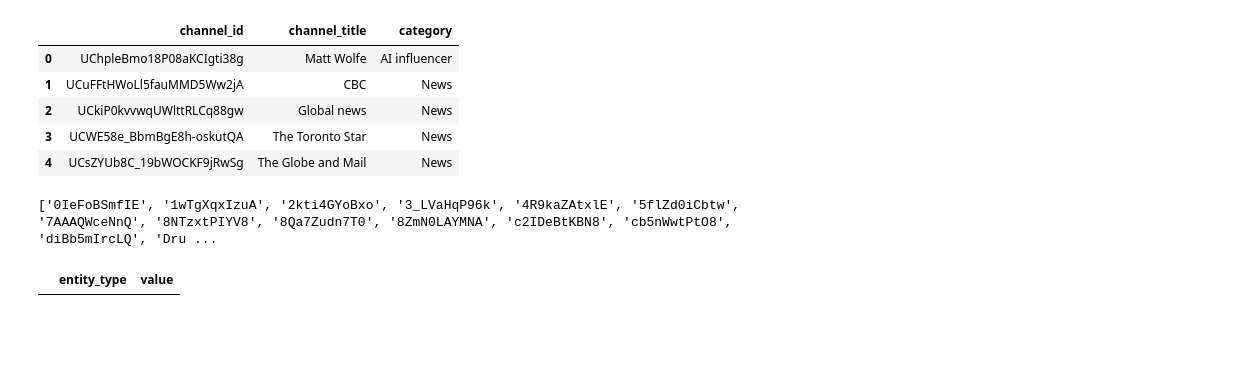
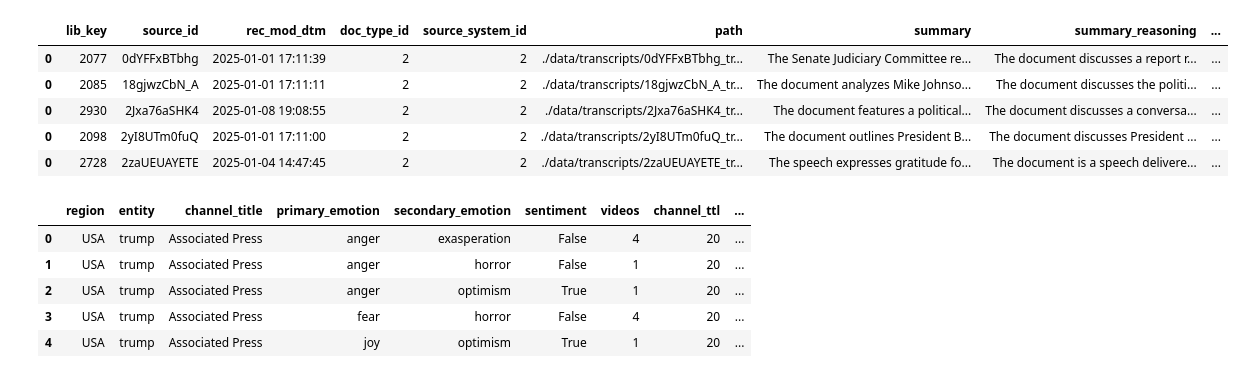
Before and after one commit to cory-walker/Agents, a Jupyter notebook: Agent testing.ipynb, the cells around one changed output. Cells and saved outputs as stored; diff of their text form; code cells hidden in the pictures; blank space fills up the shorter version.

```diff
--- a/Agent testing.ipynb
+++ b/Agent testing.ipynb
@@ -1,7 +1,7 @@
 # %%
 import Watchmen
 
-watchmen = Watchmen.Watchmen(youtube_api_key_path='E:\\keys\\youtubeDataApiKey.txt',openai_api_key_path='E:\\keys\\openAIApiKey.txt', spacy_model='en_core_web_trf')
+watchmen = Watchmen.Watchmen(youtube_api_key_path='E:\\keys\\youtubeDataApiKey.txt',openai_api_key_path='E:\\keys\\openAIApiKey.txt', spacy_model='en_core_web_trf', refresh_indexes=False)
 # %% [output]
 setting up librarian...
 setting up youtube explorer...
@@ -97,35 +9,32 @@ The Globe and Mail
-# %%
-dfChannelIndex = pd.read_csv('E:\Agents\data\youtube_channels_index.csv', encoding='utf-8')
-dfChannelIndex.head()
-# %% [output]
-|  | channel_id | channel_title | category |
-| 0 | UChpleBmo18P08aKCIgti38g | Matt Wolfe | AI influencer |
-| 1 | UCuFFtHWoLl5fauMMD5Ww2jA | CBC | News |
-| 2 | UCkiP0kvvwqUWlttRLCq88gw | Global news | News |
-| 3 | UCWE58e_BbmBgE8h-oskutQA | The Toronto Star | News |
-| 4 | UCsZYUb8C_19bWOCKF9jRwSg | The Globe and Mail | News |
-# %%
-import os
-
-video_ids = []
-name = 'Elon Musk'
-
-name = name.lower()
-
-for entity_list in os.listdir('E:\\Agents\\data\\entities\\'):
-    dfe = pd.read_parquet(f'E:\\Agents\\data\\entities\\{entity_list}')
-    dfe = dfe[dfe['entity_type']=='PERSON']
-    dfe['value'] = dfe['value'].astype(str).str.lower()
-    l = dfe['value'].to_list()
-    if name in l:
-        video_ids.append(entity_list.replace('_entities.parquet',''))
-
-print(video_ids)
-# %% [output]
-['0IeFoBSmfIE', '1wTgXqxIzuA', '2kti4GYoBxo', '3_LVaHqP96k', '4R9kaZAtxlE', '5flZd0iCbtw', '7AAAQWceNnQ', '8NTzxtPIYV8', '8Qa7Zudn7T0', '8ZmN0LAYMNA', 'c2IDeBtKBN8', 'cb5nWwtPtO8', 'diBb5mIrcLQ', 'Dru ...
-# %%
-import pandas as pd
-df = pd.read_parquet('E:\\Agents\\data\\entities\\_5A6xzw9gJ0_entities.parquet')
-df.head()
-# %% [output]
-|  | entity_type | value |
+# %%
+df = watchmen.librarian.collect_multi_entity_data(['trump'])
+df = df[df['region']=='USA']
+df.head()
+# %% [output]
+|  | lib_key | source_id | rec_mod_dtm | doc_type_id | source_system_id | path | summary | summary_reasoning | ... |
+| 0 | 2077 | 0dYFFxBTbhg | 2025-01-01 17:11:39 | 2 | 2 | ./data/transcripts/0dYFFxBTbhg_tr... | The Senate Judiciary Committee re... | The document discusses a report r... | ... |
+| 0 | 2085 | 18gjwzCbN_A | 2025-01-01 17:11:11 | 2 | 2 | ./data/transcripts/18gjwzCbN_A_tr... | The document analyzes Mike Johnso... | The document discusses the politi... | ... |
+| 0 | 2930 | 2Jxa76aSHK4 | 2025-01-08 19:08:55 | 2 | 2 | ./data/transcripts/2Jxa76aSHK4_tr... | The document features a political... | The document discusses a conversa... | ... |
+| 0 | 2098 | 2yI8UTm0fuQ | 2025-01-01 17:11:00 | 2 | 2 | ./data/transcripts/2yI8UTm0fuQ_tr... | The document outlines President B... | The document discusses President ... | ... |
+| 0 | 2728 | 2zaUEUAYETE | 2025-01-04 14:47:45 | 2 | 2 | ./data/transcripts/2zaUEUAYETE_tr... | The speech expresses gratitude fo... | The document is a speech delivere... | ... |
+# %%
+def split_emot(emot):
+    if type(emot) is list:
+        return emot[0]
+    else:
+        return emot
+
+dfchan = df.groupby(['channel_title']).lib_key.count().reset_index().rename(columns={'lib_key':'channel_ttl'})
+df['primary_emotion'] = df['primary_emotion'].apply(lambda x: split_emot(x))
+dfa = df.groupby(['region','entity','channel_title','primary_emotion','secondary_emotion','sentiment']).lib_key.count().reset_index().rename(columns={'lib_key':'videos'})
+dfa = dfa.join(dfchan.set_index('channel_title'), on='channel_title')
+dfa['perc'] = dfa['videos'] / dfa['channel_ttl']
+dfa = dfa[dfa['primary_emotion']!='None']
+dfa.head()
+# %% [output]
+|  | region | entity | channel_title | primary_emotion | secondary_emotion | sentiment | videos | channel_ttl | ... |
+| 0 | USA | trump | Associated Press | anger | exasperation | False | 4 | 20 | ... |
+| 1 | USA | trump | Associated Press | anger | horror | False | 1 | 20 | ... |
+| 2 | USA | trump | Associated Press | anger | optimism | True | 1 | 20 | ... |
+| 3 | USA | trump | Associated Press | fear | horror | False | 4 | 20 | ... |
+| 4 | USA | trump | Associated Press | joy | optimism | True | 1 | 20 | ... |
```
Also changed, not shown: parts of 5 cells of this notebook, 8 other files.
